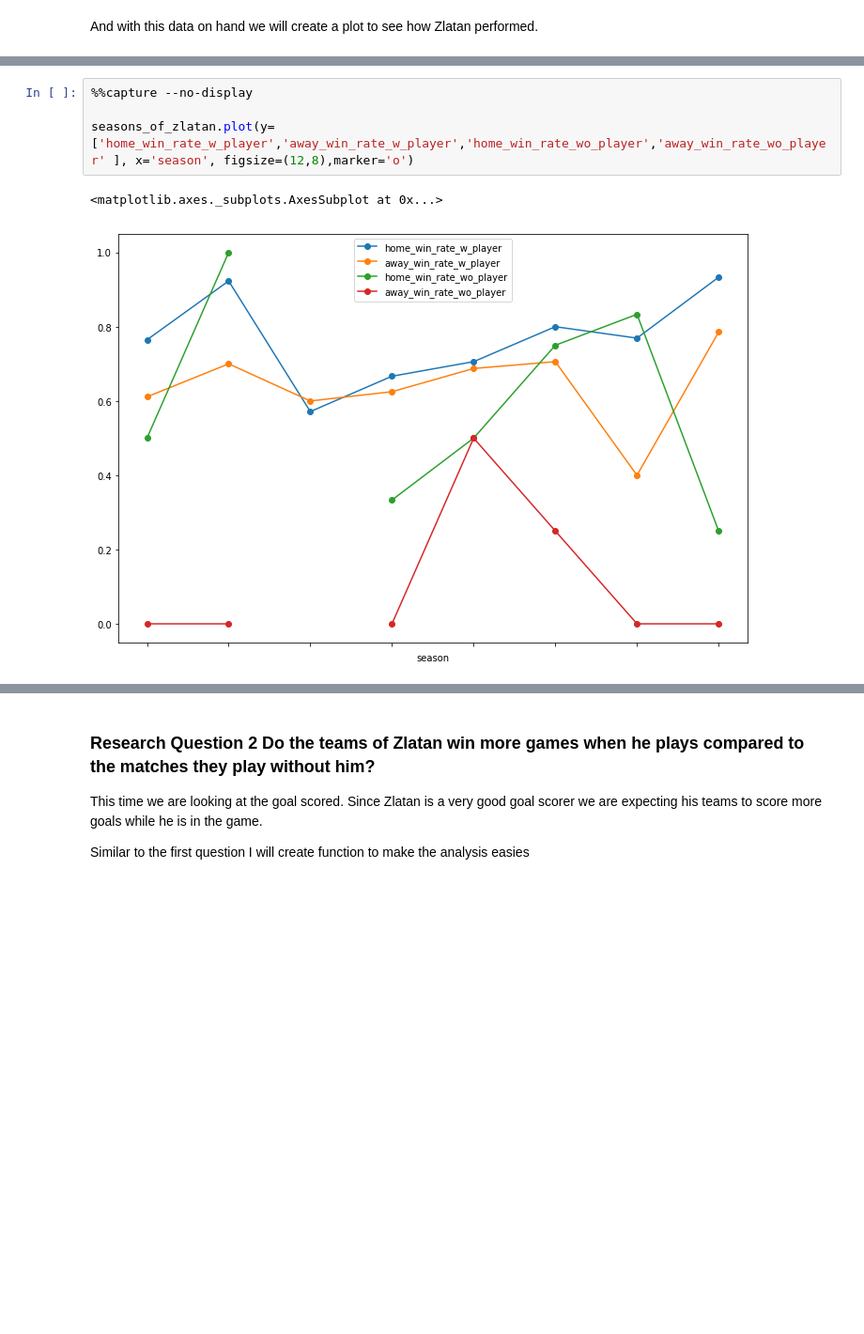
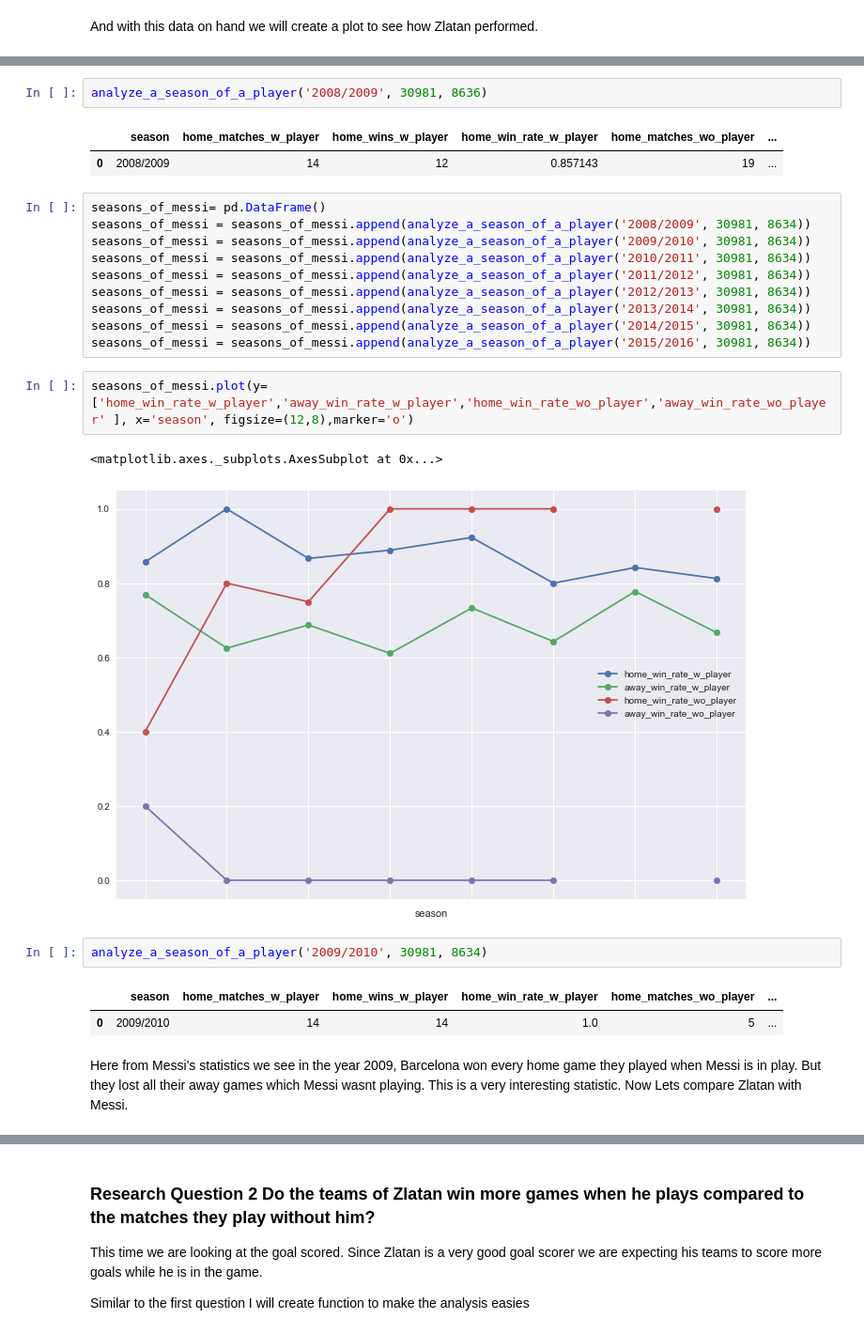
Before and after one commit to AlpinistPanda/P2_Zlatan, a Jupyter notebook: investigate-a-dataset.ipynb, the cells around one changed output, grey strips where cells are left out. Shown at 94% size. Drawn from its saved outputs; the diff is of its cells as text; blank space fills up the shorter version.

```diff
--- a/investigate-a-dataset.ipynb
+++ b/investigate-a-dataset.ipynb
@@ -270,7 +369,27 @@ And with this data on hand we will create a plot to see how Zlatan performed.
+# %%
+analyze_a_season_of_a_player('2008/2009', 30981, 8636)
+# %% [output]
+|  | season | home_matches_w_player | home_wins_w_player | home_win_rate_w_player | home_matches_wo_player | ... |
+| 0 | 2008/2009 | 14 | 12 | 0.857143 | 19 | ... |
+# %%
+seasons_of_messi= pd.DataFrame()
+seasons_of_messi = seasons_of_messi.append(analyze_a_season_of_a_player('2008/2009', 30981, 8634))
+seasons_of_messi = seasons_of_messi.append(analyze_a_season_of_a_player('2009/2010', 30981, 8634))
+seasons_of_messi = seasons_of_messi.append(analyze_a_season_of_a_player('2010/2011', 30981, 8634))
+seasons_of_messi = seasons_of_messi.append(analyze_a_season_of_a_player('2011/2012', 30981, 8634))
+seasons_of_messi = seasons_of_messi.append(analyze_a_season_of_a_player('2012/2013', 30981, 8634))
+seasons_of_messi = seasons_of_messi.append(analyze_a_season_of_a_player('2013/2014', 30981, 8634))
+seasons_of_messi = seasons_of_messi.append(analyze_a_season_of_a_player('2014/2015', 30981, 8634))
+seasons_of_messi = seasons_of_messi.append(analyze_a_season_of_a_player('2015/2016', 30981, 8634))
 # %%
-%%capture --no-display
-
-seasons_of_zlatan.plot(y=['home_win_rate_w_player','away_win_rate_w_player','home_win_rate_wo_player','away_win_rate_wo_player' ], x='season', figsize=(12,8),marker='o')
+seasons_of_messi.plot(y=['home_win_rate_w_player','away_win_rate_w_player','home_win_rate_wo_player','away_win_rate_wo_player' ], x='season', figsize=(12,8),marker='o')
 # %% [output]
 <matplotlib.axes._subplots.AxesSubplot at 0x...>
-[figure, old version]
+[figure, new version]
+# %%
+analyze_a_season_of_a_player('2009/2010', 30981, 8634)
+# %% [output]
+|  | season | home_matches_w_player | home_wins_w_player | home_win_rate_w_player | home_matches_wo_player | ... |
+| 0 | 2009/2010 | 14 | 14 | 1.0 | 5 | ... |
+# %% [markdown]
+Here from Messi's statistics we see in the year 2009, Barcelona won every home game they played when Messi is in play. But they lost all their away games which Messi wasnt playing. This is a very interesting statistic. Now Lets compare Zlatan with Messi.
```
Also changed, not shown: parts of 16 cells of this notebook, 1 other file.
